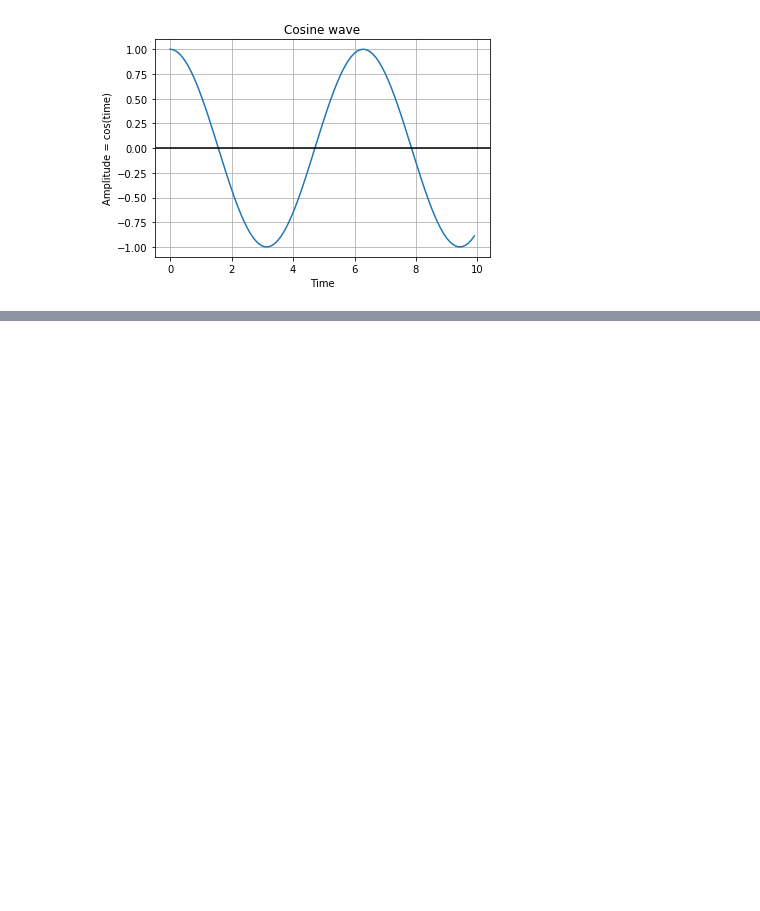
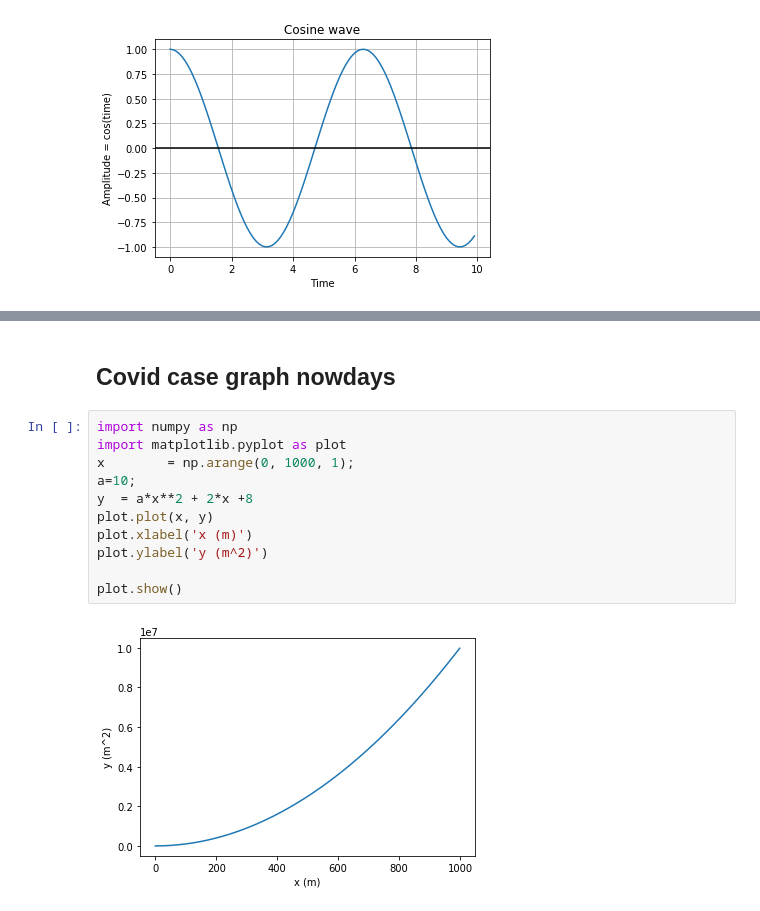
Before and after one commit to npshub/npshub.github.io, a Jupyter notebook: training/documentation/Intro Latex/Latex Introduction.ipynb, the cells around one changed output, grey strips where cells are left out. Cells and saved outputs as stored; diff of their text form; blank space fills up the shorter version.

```diff
--- a/training/documentation/Intro Latex/Latex Introduction.ipynb
+++ b/training/documentation/Intro Latex/Latex Introduction.ipynb
@@ -374,0 +292,15 @@ plot.show()
+# %% [markdown]
+## Covid case graph nowdays
+# %%
+import numpy as np
+import matplotlib.pyplot as plot
+x        = np.arange(0, 1000, 1);
+a=10;
+y  = a*x**2 + 2*x +8
+plot.plot(x, y)
+plot.xlabel('x (m)')
+plot.ylabel('y (m^2)')
+
+plot.show()
+# %% [output]
+[figure, added]
```
Also changed, not shown: parts of 16 cells of this notebook.
